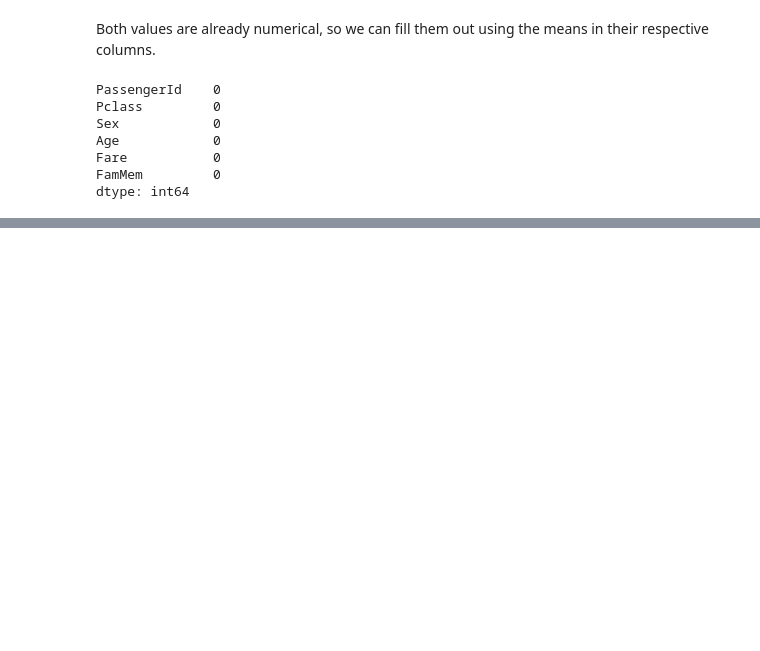
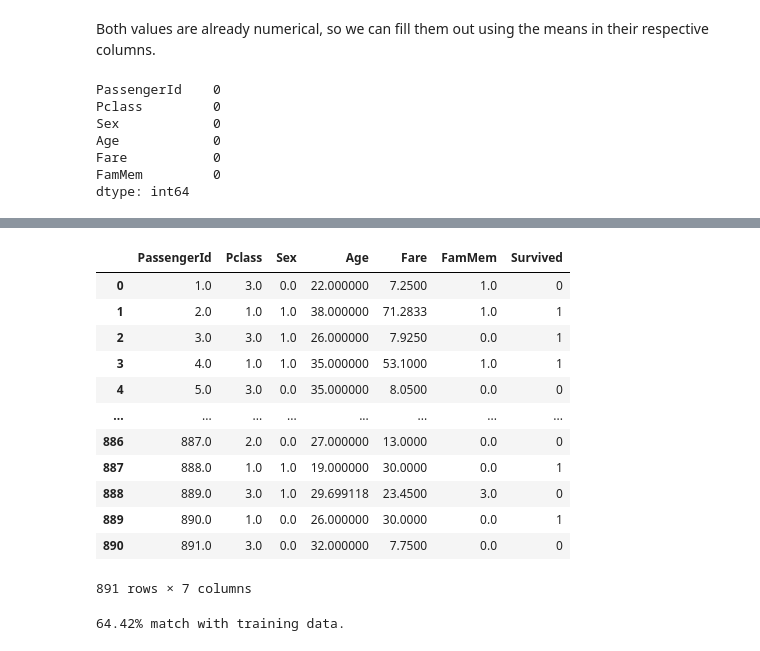
Before and after one commit to AceMuffins/kpi_ml_labwork, a Jupyter notebook: Lab3/lab3_da12_01.ipynb, the cells around one changed output, grey strips where cells are left out. Saved outputs shown, nothing was run; the diff lists cells and outputs as text; code cells hidden in the pictures; blank space fills up the shorter version.

```diff
--- a/Lab3/lab3_da12_01.ipynb
+++ b/Lab3/lab3_da12_01.ipynb
@@ -206,0 +207,16 @@ plt.show()
+# %%
+train_data
+# %% [output]
+|  | PassengerId | Pclass | Sex | Age | Fare | FamMem | Survived |
+| 0 | 1.0 | 3.0 | 0.0 | 22.000000 | 7.2500 | 1.0 | 0 |
+| 1 | 2.0 | 1.0 | 1.0 | 38.000000 | 71.2833 | 1.0 | 1 |
+| 2 | 3.0 | 3.0 | 1.0 | 26.000000 | 7.9250 | 0.0 | 1 |
+| 3 | 4.0 | 1.0 | 1.0 | 35.000000 | 53.1000 | 1.0 | 1 |
+| 4 | 5.0 | 3.0 | 0.0 | 35.000000 | 8.0500 | 0.0 | 0 |
+| ... | ... | ... | ... | ... | ... | ... | ... |
+| 886 | 887.0 | 2.0 | 0.0 | 27.000000 | 13.0000 | 0.0 | 0 |
+| 887 | 888.0 | 1.0 | 1.0 | 19.000000 | 30.0000 | 0.0 | 1 |
+| 888 | 889.0 | 3.0 | 1.0 | 29.699118 | 23.4500 | 3.0 | 0 |
+| 889 | 890.0 | 1.0 | 0.0 | 26.000000 | 30.0000 | 0.0 | 1 |
+| 890 | 891.0 | 3.0 | 0.0 | 32.000000 | 7.7500 | 0.0 | 0 |
+891 rows × 7 columns
@@ -206,0 +232,13 @@ plt.show()
+# %%
+from sklearn.cluster import KMeans
+clustering = KMeans(n_clusters=2, init='k-means++', max_iter=300, random_state=0)
+
+passengerSurvived['Predicted'] = clustering.fit_predict(train_data)
+
+def check_equal(row):
+    return row['Survived'] == row['Predicted']
+
+total = passengerSurvived.apply(check_equal, axis=1)
+print(f"{(total.sum() / len(passengerSurvived.index) * 100):.2f}% match with training data.")
+# %% [output]
+64.42% match with training data.
```
Also changed, not shown: parts of 6 cells of this notebook, 1 other file.
